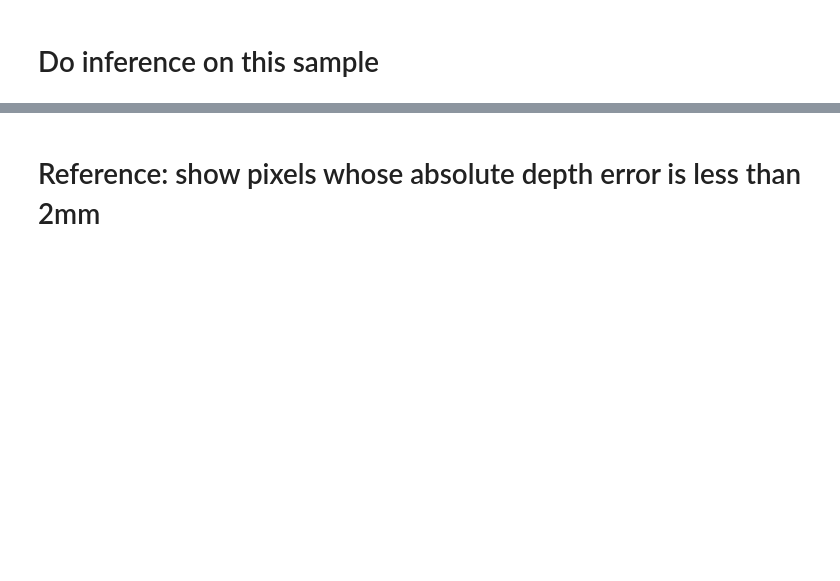
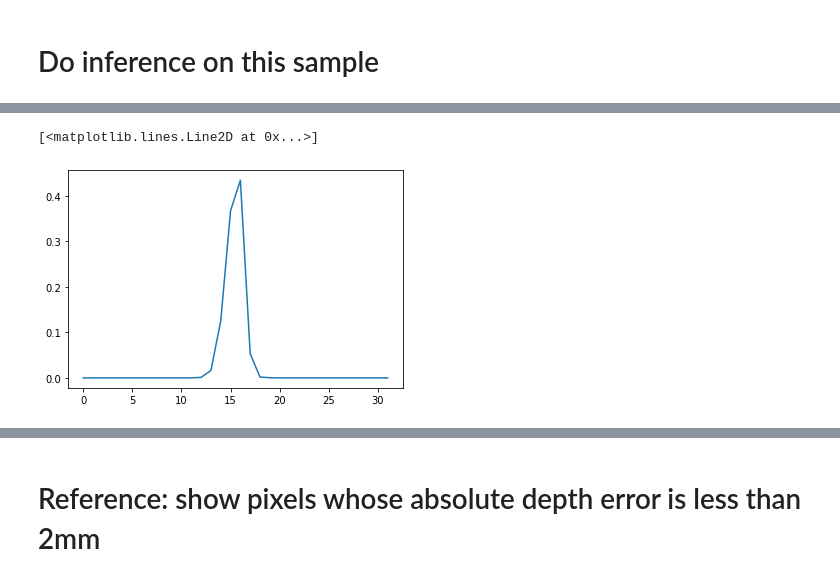
Before and after one commit to kwea123/CasMVSNet_pl, a Jupyter notebook: test.ipynb, the cells around one changed output, grey strips where cells are left out. Cells and saved outputs as stored; diff of their text form; code cells hidden in the pictures; blank space fills up the shorter version.

```diff
--- a/test.ipynb
+++ b/test.ipynb
@@ -64,0 +69,5 @@ plt.imshow(visualize_depth(results['depth_0'][0]).permute(1,2,0), alpha=0.5)
+# %%
+plt.plot(results['prob_volume_1'][0, :, 100*2, 100*2].cpu().numpy())
+# %% [output]
+[<matplotlib.lines.Line2D at 0x...>]
+[figure, added]
```
Also changed, not shown: parts of 17 cells of this notebook, 11 other files.
